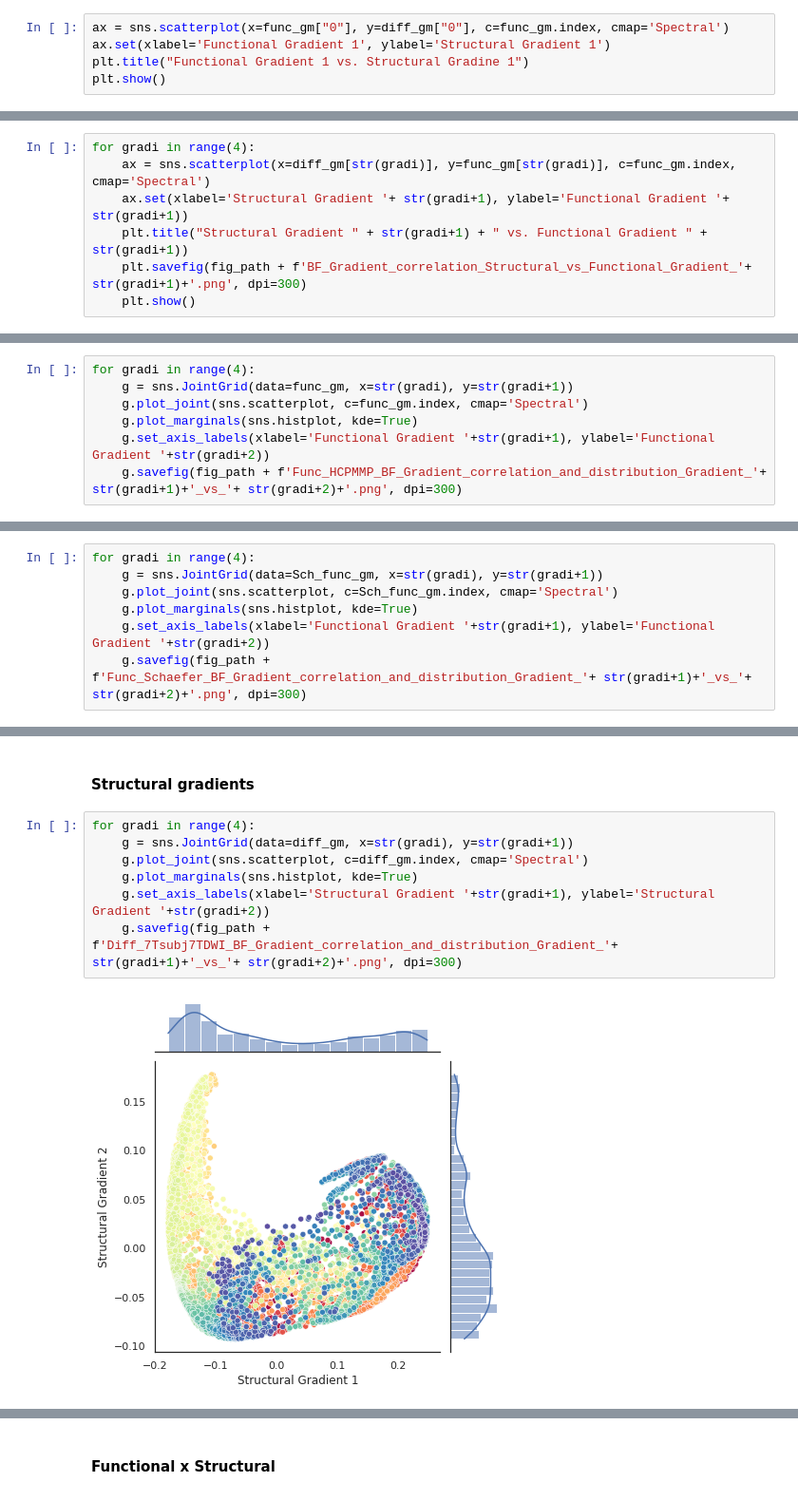
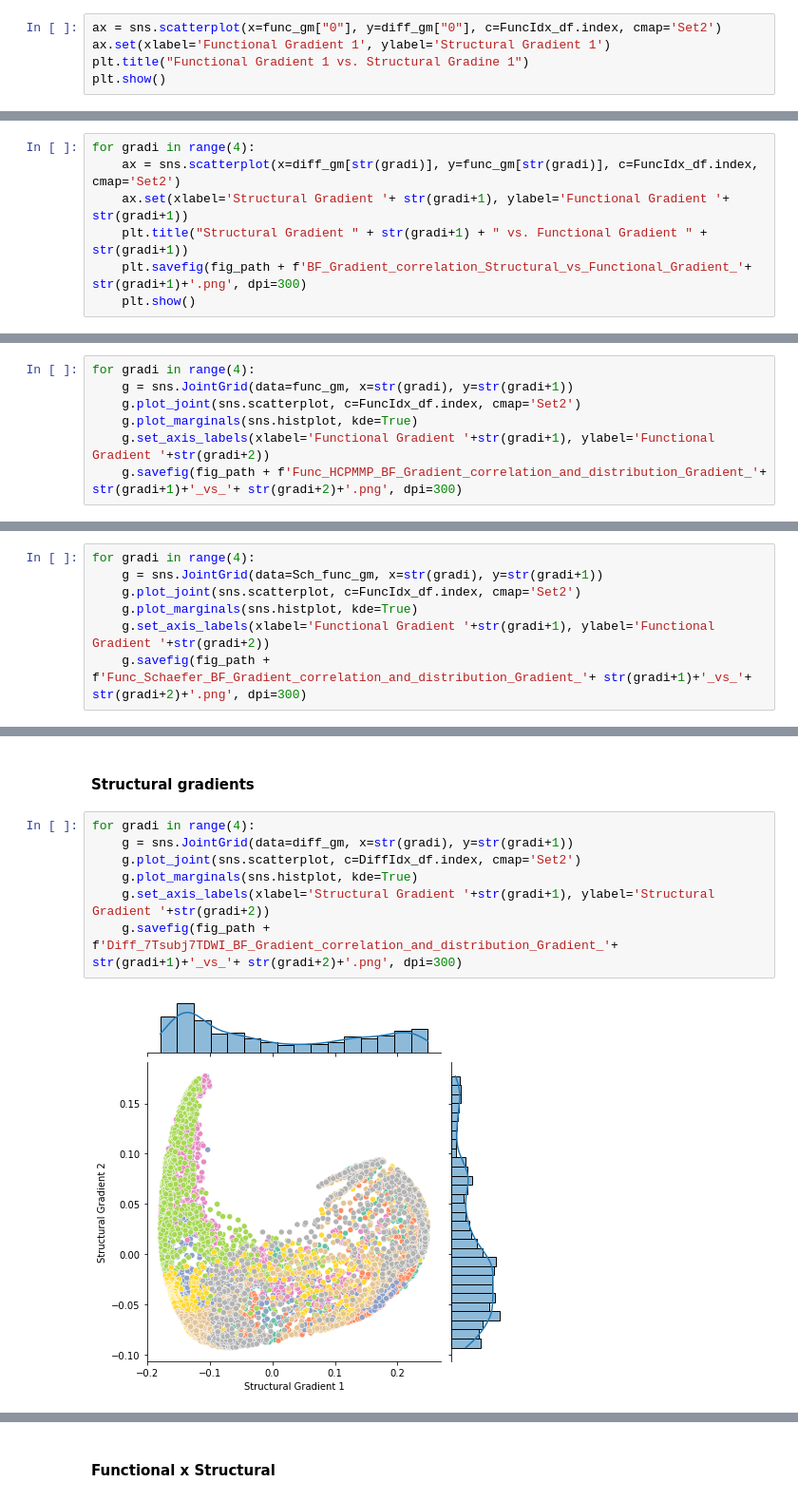
Before and after one commit to sudesnac/HumanBF-Connectivity, a Jupyter notebook: notebook/gradient_correlation.ipynb, the cells around one changed output, grey strips where cells are left out. Shown at 95% size. Saved outputs shown, nothing was run; the diff lists cells and outputs as text.

```diff
--- a/notebook/gradient_correlation.ipynb
+++ b/notebook/gradient_correlation.ipynb
@@ -140,5 +194,5 @@ plt.show()
 # %%
-ax = sns.scatterplot(x=func_gm["0"], y=diff_gm["0"], c=func_gm.index, cmap='Spectral')
+ax = sns.scatterplot(x=func_gm["0"], y=diff_gm["0"], c=FuncIdx_df.index, cmap='Set2')
 ax.set(xlabel='Functional Gradient 1', ylabel='Structural Gradient 1')
 plt.title("Functional Gradient 1 vs. Structural Gradine 1")
 plt.show()
@@ -147,6 +201,6 @@ plt.show()
 # %%
 for gradi in range(4):
-    ax = sns.scatterplot(x=diff_gm[str(gradi)], y=func_gm[str(gradi)], c=func_gm.index, cmap='Spectral')
+    ax = sns.scatterplot(x=diff_gm[str(gradi)], y=func_gm[str(gradi)], c=FuncIdx_df.index, cmap='Set2')
     ax.set(xlabel='Structural Gradient '+ str(gradi+1), ylabel='Functional Gradient '+ str(gradi+1))
     plt.title("Structural Gradient " + str(gradi+1) + " vs. Functional Gradient " + str(gradi+1))
     plt.savefig(fig_path + f'BF_Gradient_correlation_Structural_vs_Functional_Gradient_'+ str(gradi+1)+'.png', dpi=300)
@@ -171,7 +225,7 @@ g.set_axis_labels(xlabel='Functional Gradient 1', ylabel='Functional Gradient 2'
 # %%
 for gradi in range(4):
     g = sns.JointGrid(data=func_gm, x=str(gradi), y=str(gradi+1))
-    g.plot_joint(sns.scatterplot, c=func_gm.index, cmap='Spectral')
+    g.plot_joint(sns.scatterplot, c=FuncIdx_df.index, cmap='Set2')
     g.plot_marginals(sns.histplot, kde=True)
     g.set_axis_labels(xlabel='Functional Gradient '+str(gradi+1), ylabel='Functional Gradient '+str(gradi+2))
     g.savefig(fig_path + f'Func_HCPMMP_BF_Gradient_correlation_and_distribution_Gradient_'+ str(gradi+1)+'_vs_'+ str(gradi+2)+'.png', dpi=300)
@@ -183,7 +237,7 @@ for gradi in range(4):
 # %%
 for gradi in range(4):
     g = sns.JointGrid(data=Sch_func_gm, x=str(gradi), y=str(gradi+1))
-    g.plot_joint(sns.scatterplot, c=Sch_func_gm.index, cmap='Spectral')
+    g.plot_joint(sns.scatterplot, c=FuncIdx_df.index, cmap='Set2')
     g.plot_marginals(sns.histplot, kde=True)
     g.set_axis_labels(xlabel='Functional Gradient '+str(gradi+1), ylabel='Functional Gradient '+str(gradi+2))
     g.savefig(fig_path + f'Func_Schaefer_BF_Gradient_correlation_and_distribution_Gradient_'+ str(gradi+1)+'_vs_'+ str(gradi+2)+'.png', dpi=300)
@@ -197,9 +251,9 @@ for gradi in range(4):
 # %%
 for gradi in range(4):
     g = sns.JointGrid(data=diff_gm, x=str(gradi), y=str(gradi+1))
-    g.plot_joint(sns.scatterplot, c=diff_gm.index, cmap='Spectral')
+    g.plot_joint(sns.scatterplot, c=DiffIdx_df.index, cmap='Set2')
     g.plot_marginals(sns.histplot, kde=True)
     g.set_axis_labels(xlabel='Structural Gradient '+str(gradi+1), ylabel='Structural Gradient '+str(gradi+2))
     g.savefig(fig_path + f'Diff_7Tsubj7TDWI_BF_Gradient_correlation_and_distribution_Gradient_'+ str(gradi+1)+'_vs_'+ str(gradi+2)+'.png', dpi=300)
 # %% [output]
-[figure, old version]
+[figure, new version]
```
Also changed, not shown: parts of 23 cells of this notebook, 41 other files.
